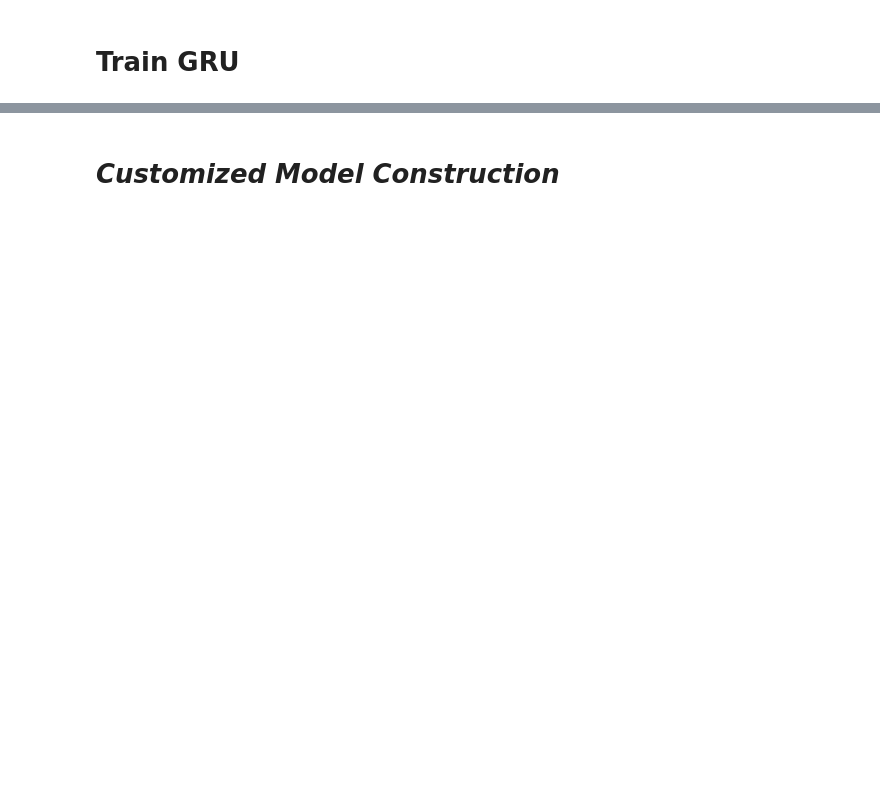
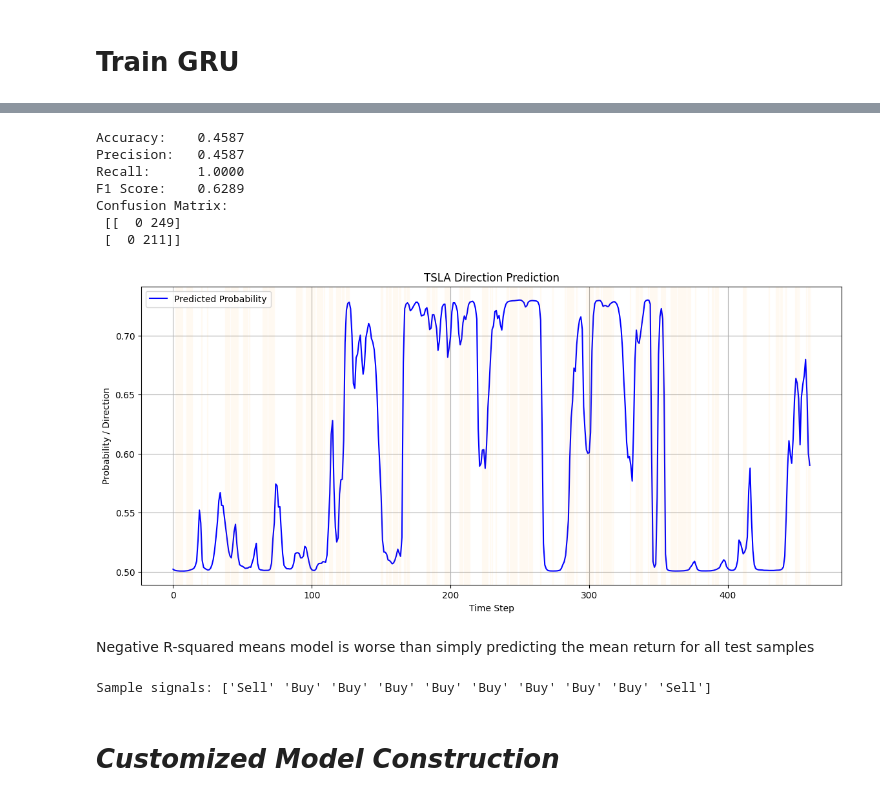
Before and after one commit to ethanyoum/TSLA-Predictions, a Jupyter notebook: EthanYoum_StockProject_RealFinalized.ipynb, the cells around one changed output, grey strips where cells are left out. Cells and saved outputs as stored; diff of their text form; code cells hidden in the pictures; blank space fills up the shorter version.

```diff
--- a/EthanYoum_StockProject_RealFinalized.ipynb
+++ b/EthanYoum_StockProject_RealFinalized.ipynb
@@ -776,0 +1081,16 @@ result
+# %%
+class GRUClassifier(nn.Module):
+    def __init__(self, input_size, hidden_size=128, num_layers=2, dropout=0.3):
+        super(GRUClassifier, self).__init__()
+        self.gru = nn.GRU(input_size, hidden_size, num_layers, batch_first=True, bidirectional=False)
+        self.dropout = nn.Dropout(dropout)
+        self.norm = nn.LayerNorm(hidden_size)
+        self.fc = nn.Linear(hidden_size, 1)
+        self.sigmoid = nn.Sigmoid()
+
+    def forward(self, x):
+        h0 = torch.zeros(self.gru.num_layers, x.size(0), self.gru.hidden_size).to(x.device)
+        out, _ = self.gru(x, h0)
+        out = self.dropout(out[:, -1, :])
+        out = self.norm(out)
+        return self.sigmoid(self.fc(out))
@@ -776,0 +1198,3 @@ result
+# %%
+# Initialize model
+model = GRUClassifier(input_size=x_train.shape[2])
@@ -776,0 +1223,6 @@ result
+# %%
+# Convert numpy arrays to torch tensors
+x_train = torch.from_numpy(x_train).float()
+y_train = torch.from_numpy(y_train).float()
+x_test = torch.from_numpy(x_test).float()
+y_test = torch.from_numpy(y_test).float()
@@ -776,0 +1247,3 @@ result
+# %%
+# Train
+model = train_model(model, x_train, y_train, epochs=200, model_path='tsla_gru_return_model.pt')
@@ -777,2 +1268,22 @@ result
+# %%
+# Evaluate
+predicted, actual, acc, f1 = evaluate_model(model, x_test, y_test)
+# %% [output]
+Accuracy:    0.4587
+Precision:   0.4587
+Recall:      1.0000
+F1 Score:    0.6289
+Confusion Matrix:
+ [[  0 249]
+ [  0 211]]
+[figure, added]
+# %% [markdown]
+Negative R-squared means model is worse than simply predicting the mean return for all test samples
+# %%
+# Generate trading signals
+signals = classify_signals(predicted.flatten())
+print("Sample signals:", signals[:10])
+# %% [output]
+Sample signals: ['Sell' 'Buy' 'Buy' 'Buy' 'Buy' 'Buy' 'Buy' 'Buy' 'Buy' 'Sell']
 # %% [markdown]
 # *Customized Model Construction*
```
Also changed, not shown: parts of 83 cells of this notebook.
